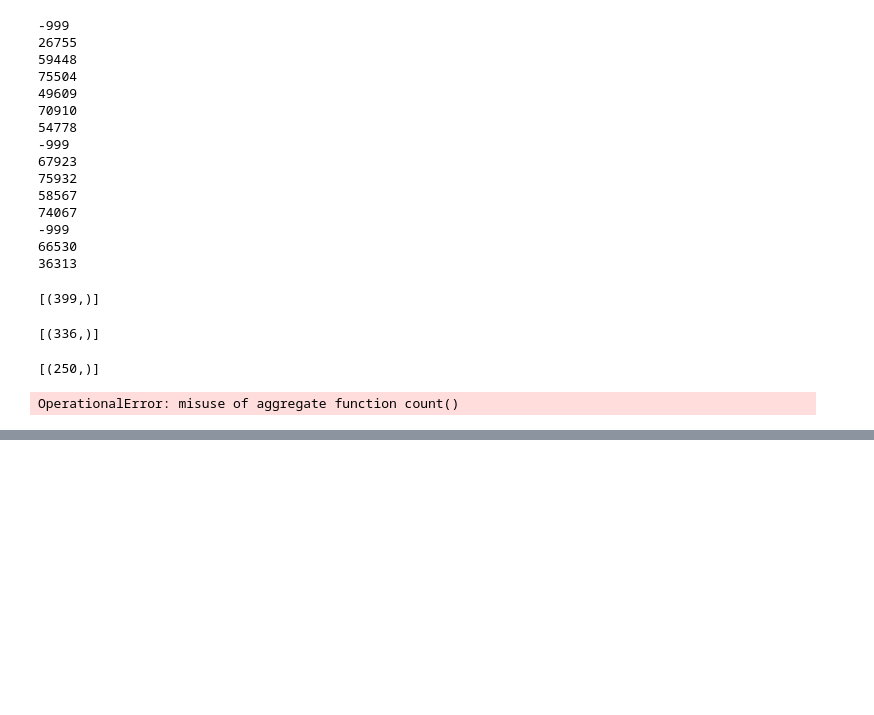
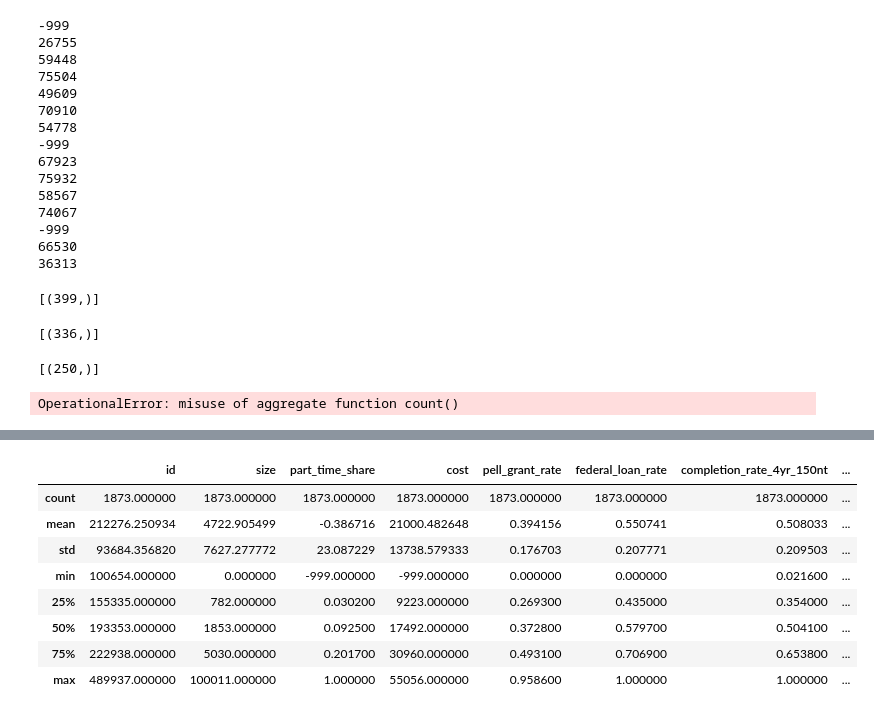
Before and after one commit to thomsu/College_Scorecard, a Jupyter notebook: Untitled.ipynb, the cells around one changed output, grey strips where cells are left out. Drawn from its saved outputs; the diff is of its cells as text; code cells hidden in the pictures; blank space fills up the shorter version.

```diff
--- a/Untitled.ipynb
+++ b/Untitled.ipynb
@@ -176,0 +185,5 @@ connection.commit()
+# %%
+cur.execute('''SELECT * FROM fouryear;''')
+df4 = pd.DataFrame(cur.fetchall())
+df4.columns = [i[0] for i in cur.description]
+df4.head()
@@ -176,0 +197,18 @@ connection.commit()
+# %%
+df4['completion_rate_4yr_150nt'] = df4['completion_rate_4yr_150nt'].replace(-999, np.nan)
+df4 = df4.dropna(axis=0, subset=['completion_rate_4yr_150nt'])
+# %%
+df4['completion_rate_4yr_150nt'] = df4['completion_rate_4yr_150nt'].replace(0.0, np.nan)
+df4 = df4.dropna(axis=0, subset=['completion_rate_4yr_150nt'])
+# %%
+df4.describe()
+# %% [output]
+|  | id | size | part_time_share | cost | pell_grant_rate | federal_loan_rate | completion_rate_4yr_150nt | ... |
+| count | 1873.000000 | 1873.000000 | 1873.000000 | 1873.000000 | 1873.000000 | 1873.000000 | 1873.000000 | ... |
+| mean | 212276.250934 | 4722.905499 | -0.386716 | 21000.482648 | 0.394156 | 0.550741 | 0.508033 | ... |
+| std | 93684.356820 | 7627.277772 | 23.087229 | 13738.579333 | 0.176703 | 0.207771 | 0.209503 | ... |
+| min | 100654.000000 | 0.000000 | -999.000000 | -999.000000 | 0.000000 | 0.000000 | 0.021600 | ... |
+| 25% | 155335.000000 | 782.000000 | 0.030200 | 9223.000000 | 0.269300 | 0.435000 | 0.354000 | ... |
+| 50% | 193353.000000 | 1853.000000 | 0.092500 | 17492.000000 | 0.372800 | 0.579700 | 0.504100 | ... |
+| 75% | 222938.000000 | 5030.000000 | 0.201700 | 30960.000000 | 0.493100 | 0.706900 | 0.653800 | ... |
+| max | 489937.000000 | 100011.000000 | 1.000000 | 55056.000000 | 0.958600 | 1.000000 | 1.000000 | ... |
```
Also changed, not shown: parts of 20 cells of this notebook, 1 other file.
